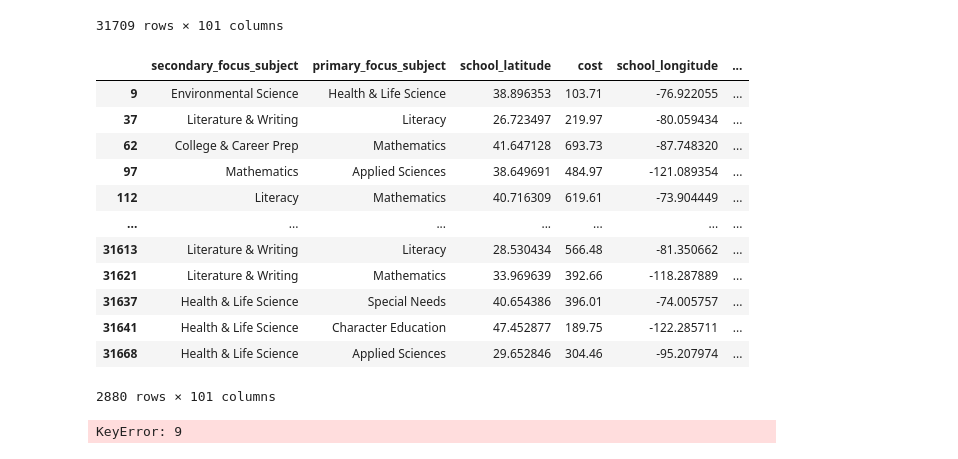
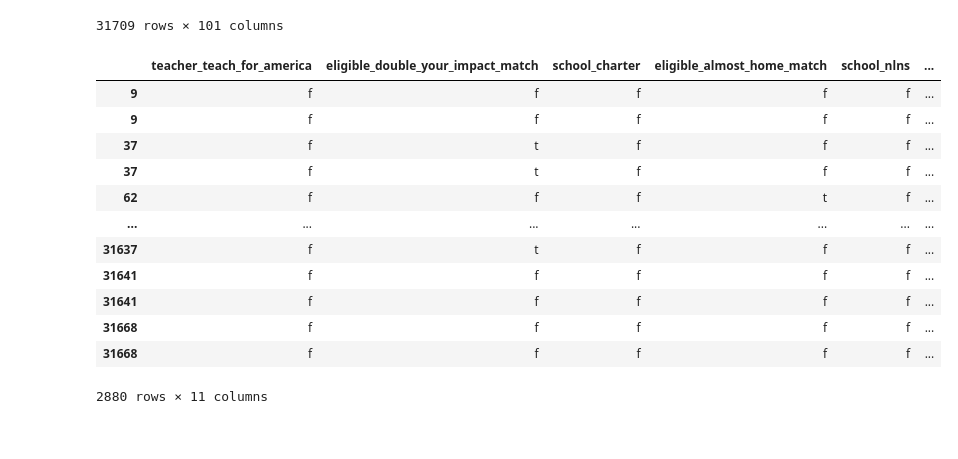
Before and after one commit to christiannielsen98/BDP-miniprojects, a Jupyter notebook: Code/data_exploration.ipynb, the cells around one changed output. Drawn from its saved outputs; the diff is of its cells as text; code cells hidden in the pictures.

```diff
--- a/Code/data_exploration.ipynb
+++ b/Code/data_exploration.ipynb
@@ -38,22 +38,21 @@ KDD_major
 | 31708 | Literacy | Mathematics | 33.752884 | 547.74 | -84.342140 | ... |
 31709 rows × 101 columns
 # %%
-pd.concat([KDD_major,KDD_major_raw]).drop_duplicates(keep=False)
+KDD_diff = pd.concat([KDD_major,KDD_major_raw]).drop_duplicates(keep=False)
+diff_columns = list(KDD_diff.columns[KDD_diff.nunique() <= 2])
-# %% [output]
-|  | secondary_focus_subject | primary_focus_subject | school_latitude | cost | school_longitude | ... |
-| 9 | Environmental Science | Health & Life Science | 38.896353 | 103.71 | -76.922055 | ... |
-| 37 | Literature & Writing | Literacy | 26.723497 | 219.97 | -80.059434 | ... |
-| 62 | College & Career Prep | Mathematics | 41.647128 | 693.73 | -87.748320 | ... |
-| 97 | Mathematics | Applied Sciences | 38.649691 | 484.97 | -121.089354 | ... |
-| 112 | Literacy | Mathematics | 40.716309 | 619.61 | -73.904449 | ... |
-| ... | ... | ... | ... | ... | ... | ... |
-| 31613 | Literature & Writing | Literacy | 28.530434 | 566.48 | -81.350662 | ... |
-| 31621 | Literature & Writing | Mathematics | 33.969639 | 392.66 | -118.287889 | ... |
-| 31637 | Health & Life Science | Special Needs | 40.654386 | 396.01 | -74.005757 | ... |
-| 31641 | Health & Life Science | Character Education | 47.452877 | 189.75 | -122.285711 | ... |
-| 31668 | Health & Life Science | Applied Sciences | 29.652846 | 304.46 | -95.207974 | ... |
-2880 rows × 101 columns
-# %%
-KDD_major[9]
-# %% [output]
-KeyError: 9
+# %%
+KDD_diff.sort_index()[diff_columns]
+# %% [output]
+|  | teacher_teach_for_america | eligible_double_your_impact_match | school_charter | eligible_almost_home_match | school_nlns | ... |
+| 9 | f | f | f | f | f | ... |
+| 9 | f | f | f | f | f | ... |
+| 37 | f | t | f | f | f | ... |
+| 37 | f | t | f | f | f | ... |
+| 62 | f | f | f | t | f | ... |
+| ... | ... | ... | ... | ... | ... | ... |
+| 31637 | f | t | f | f | f | ... |
+| 31641 | f | f | f | f | f | ... |
+| 31641 | f | f | f | f | f | ... |
+| 31668 | f | f | f | f | f | ... |
+| 31668 | f | f | f | f | f | ... |
+2880 rows × 11 columns
```
Also changed, not shown: parts of 8 cells of this notebook.
